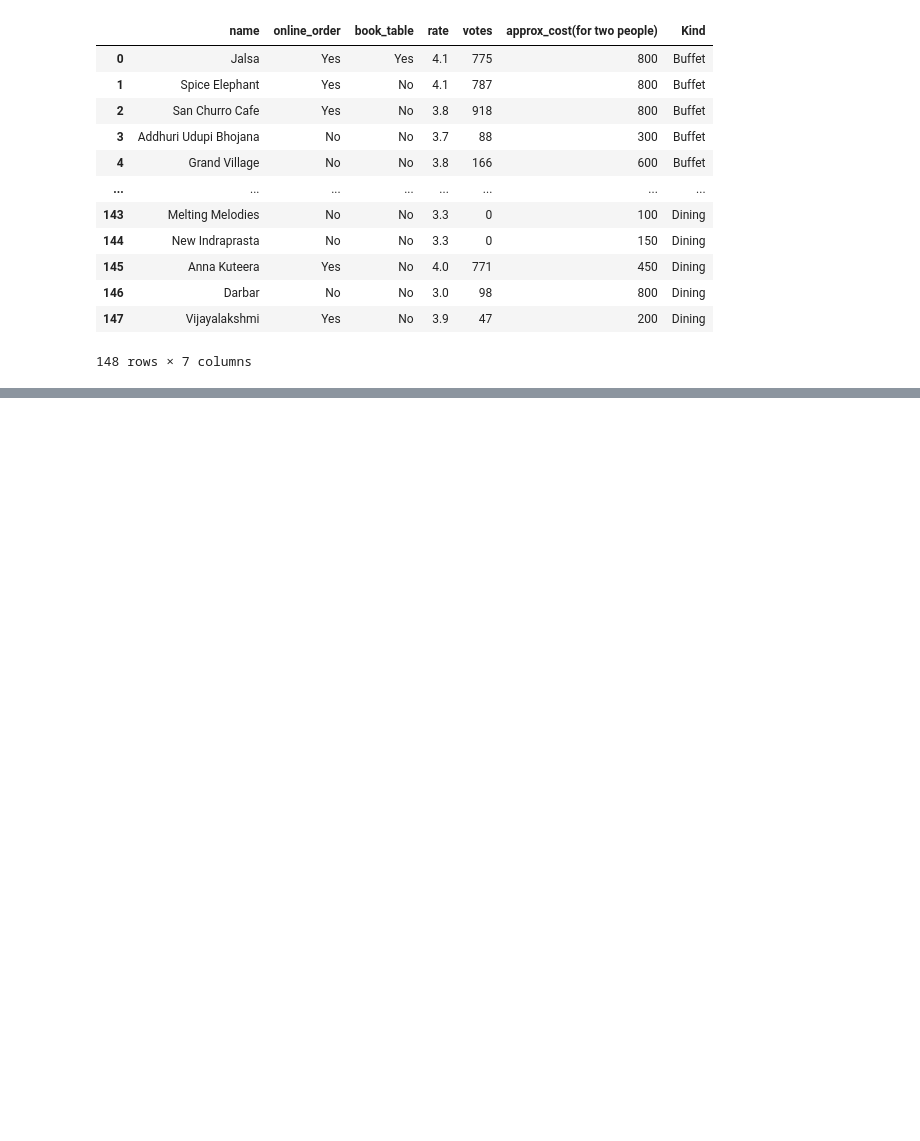
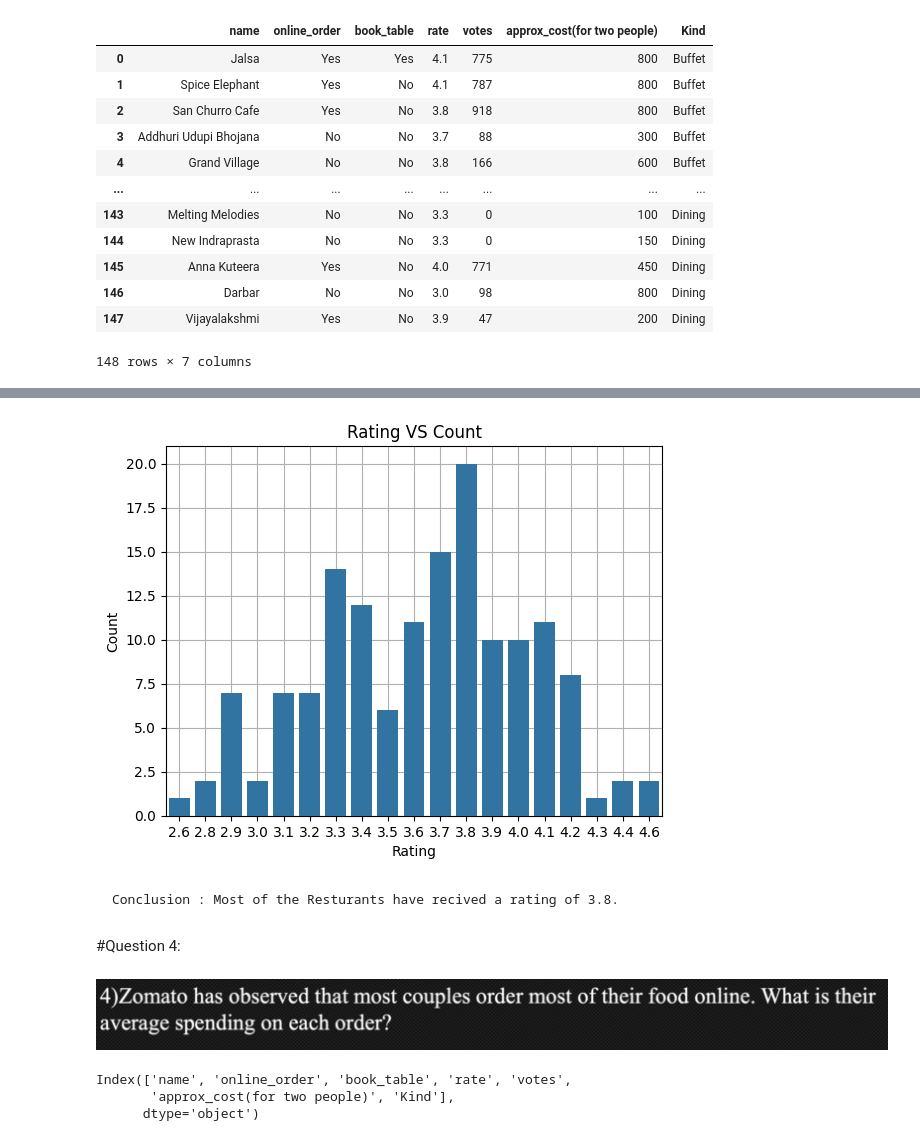
Before and after one commit to sike990/Zomato_EDA, a Jupyter notebook: Zomato_EDA.ipynb, the cells around one changed output, grey strips where cells are left out. Cells and saved outputs as stored; diff of their text form; code cells hidden in the pictures; blank space fills up the shorter version.

````diff
--- a/Zomato_EDA.ipynb
+++ b/Zomato_EDA.ipynb
@@ -107,0 +179,26 @@ gk.first()
+# %%
+sns.countplot(x = data['rate'] , data = data , zorder = 4)
+plt.grid(True , zorder = 0)
+plt.xlabel("Rating")
+plt.ylabel("Count")
+plt.title("Rating VS Count" , c = 'black')
+plt.show()
+# %% [output]
+[figure, added]
+# %% [markdown]
+
+
+```
+Conclusion : Most of the Resturants have recived a rating of 3.8.
+```
+# %% [markdown]
+#Question 4:
+# %% [markdown]
+
+![image.png](embedded-picture-1)
+# %%
+data.columns
+# %% [output]
+Index(['name', 'online_order', 'book_table', 'rate', 'votes',
+       'approx_cost(for two people)', 'Kind'],
+      dtype='object')
````
Also changed, not shown: parts of 34 cells of this notebook.
